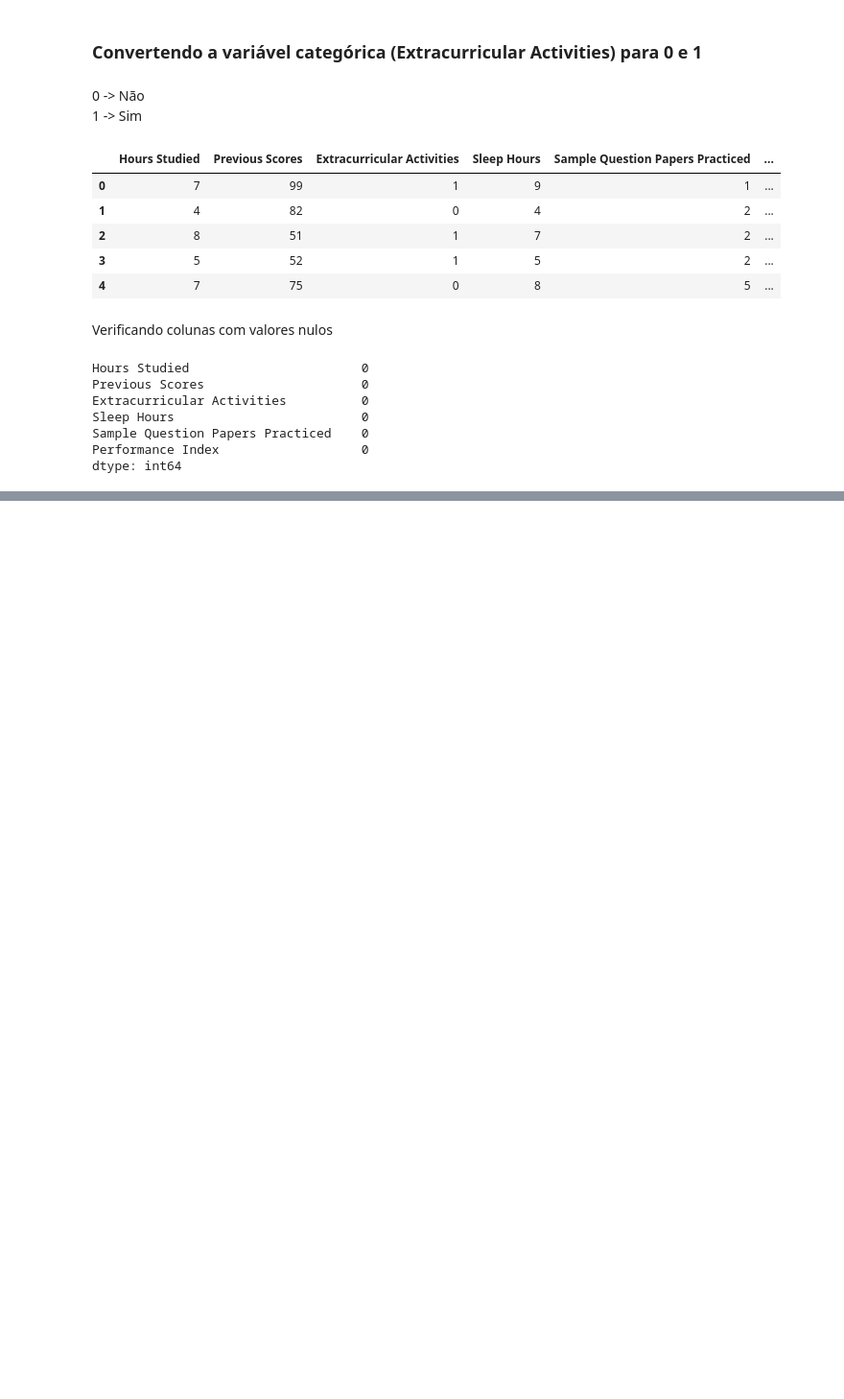
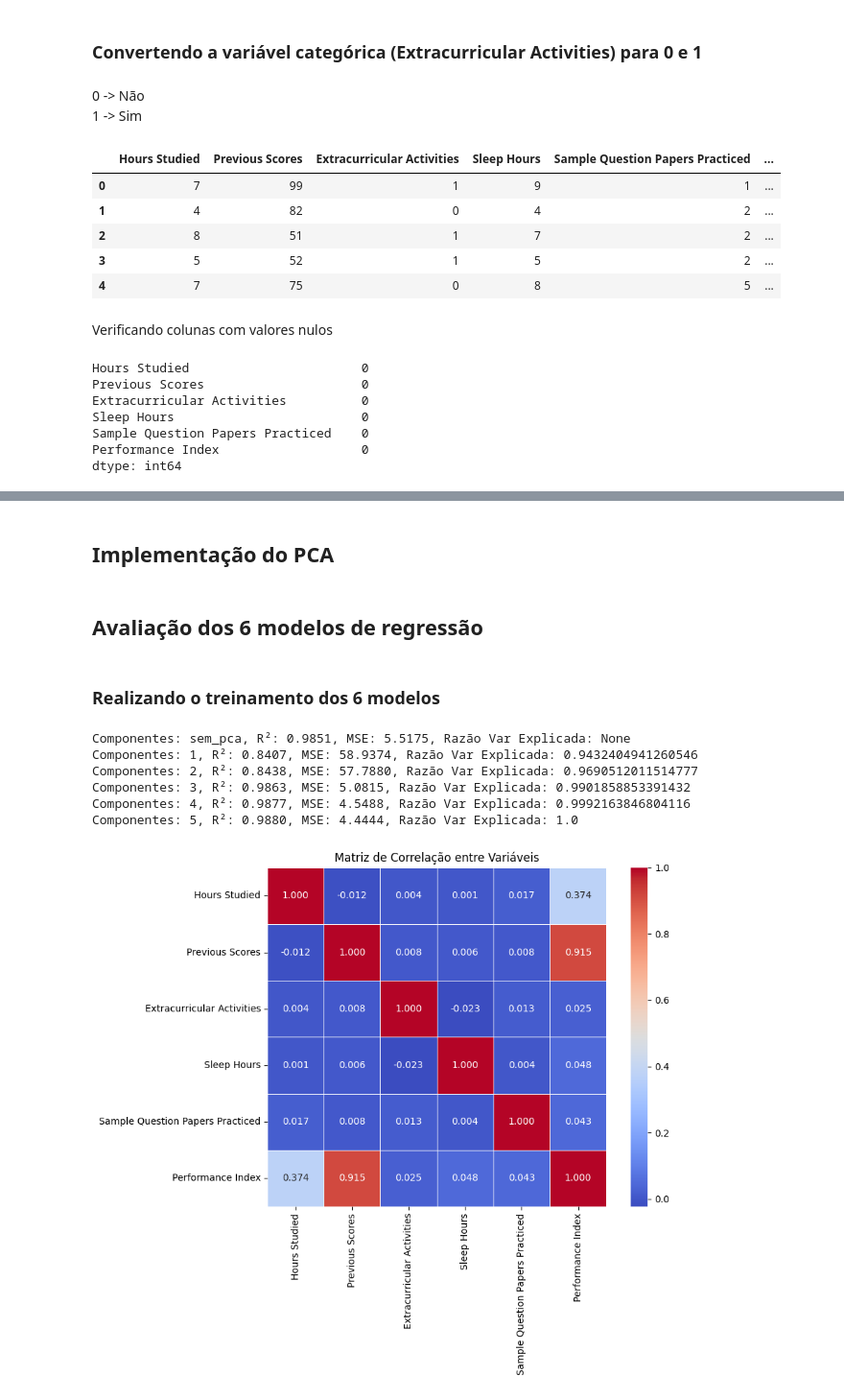
Before and after one commit to RyamLael/special-topics-in-telecommunications-Pattern-recognition, a Jupyter notebook: Trabalho 05/Versão 3/Trabalho 05.ipynb, the cells around one changed output, grey strips where cells are left out. Shown at 96% size. Cells and saved outputs as stored; diff of their text form; code cells hidden in the pictures; blank space fills up the shorter version.

```diff
--- a/Trabalho 05/Versão 3/Trabalho 05.ipynb
+++ b/Trabalho 05/Versão 3/Trabalho 05.ipynb
@@ -64,0 +87,16 @@ sample_df.shape
+# %%
+sample_df = StudantPerformance_df.sample(n=1500, random_state=42).reset_index(drop=True)
+sample_df.shape
+
+# Separando X e y
+X = sample_df.drop('Performance Index', axis=1).values
+y = sample_df['Performance Index'].values
+
+# Hold-Out (80% treino, 20% teste)
+X_train, X_test, y_train, y_test = train_test_split(
+    X, y, test_size=0.2, random_state=42)
+
+# Normalizando com base no treino
+scaler = StandardScaler()
+X_train_scaled = scaler.fit_transform(X_train)
+X_test_scaled = scaler.transform(X_test)
@@ -126,0 +156,2 @@ Top 5 combinações com menor MSE:
+# %% [markdown]
+## Implementação do PCA
@@ -126,0 +198,2 @@ Top 5 combinações com menor MSE:
+# %% [markdown]
+## Avaliação dos 6 modelos de regressão
@@ -126,0 +256,45 @@ Top 5 combinações com menor MSE:
+# %% [markdown]
+### Realizando o treinamento dos 6 modelos
+# %%
+# Separando X e y
+X = StudantPerformance_df.drop('Performance Index', axis=1).values
+y = StudantPerformance_df['Performance Index'].values
+
+# Hold-Out (80% treino, 20% teste)
+X_train, X_test, y_train, y_test = train_test_split(
+    X, y, test_size=0.2, random_state=42)
+
+# Normalizando com base no treino
+scaler = StandardScaler()
+X_train_scaled = scaler.fit_transform(X_train)
+X_test_scaled = scaler.transform(X_test)
+
+resultados = evaluate_models(X, y, pca_transform)
+
+# Exibe resultados
+for res in resultados:
+    print(f"Componentes: {res['n_componentes']}, R²: {res['r2']:.4f}, MSE: {res['mse']:.4f}, Razão Var Explicada: {res['razao_variancia_explicada']}")
+
+# Calculando a matriz de correlação
+correlation_matrix = StudantPerformance_df.corr()
+
+plt.figure(figsize=(10, 8))
+sns.heatmap(
+    correlation_matrix,
+    annot=True,
+    cmap="coolwarm",
+    fmt=".3f",
+    linewidths=0.5,
+    square=True
+)
+plt.title("Matriz de Correlação entre Variáveis")
+plt.tight_layout()
+plt.show()
+# %% [output]
+Componentes: sem_pca, R²: 0.9851, MSE: 5.5175, Razão Var Explicada: None
+Componentes: 1, R²: 0.8407, MSE: 58.9374, Razão Var Explicada: 0.9432404941260546
+Componentes: 2, R²: 0.8438, MSE: 57.7880, Razão Var Explicada: 0.9690512011514777
+Componentes: 3, R²: 0.9863, MSE: 5.0815, Razão Var Explicada: 0.9901858853391432
+Componentes: 4, R²: 0.9877, MSE: 4.5488, Razão Var Explicada: 0.9992163846804116
+Componentes: 5, R²: 0.9880, MSE: 4.4444, Razão Var Explicada: 1.0
+[figure, added]
```
Also changed, not shown: parts of 14 cells of this notebook, 19 other files.
